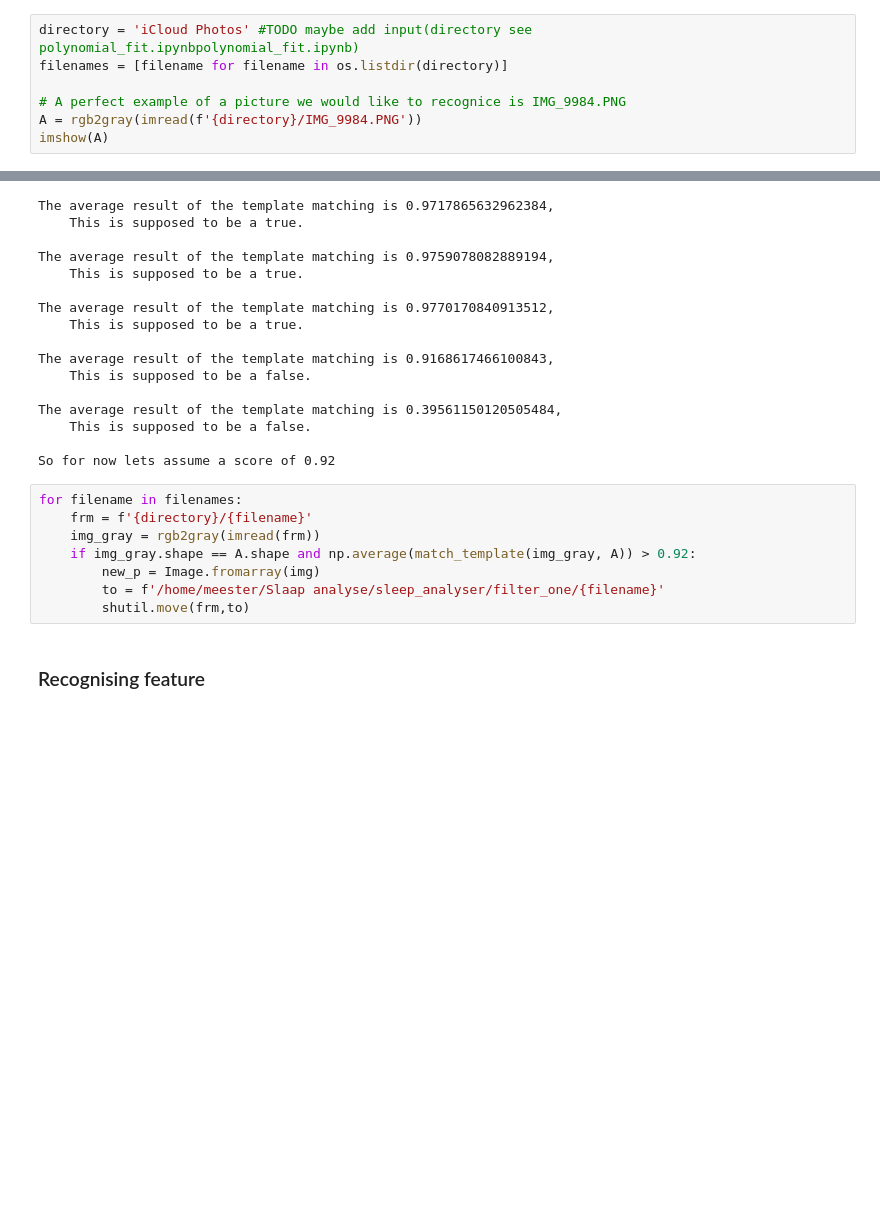
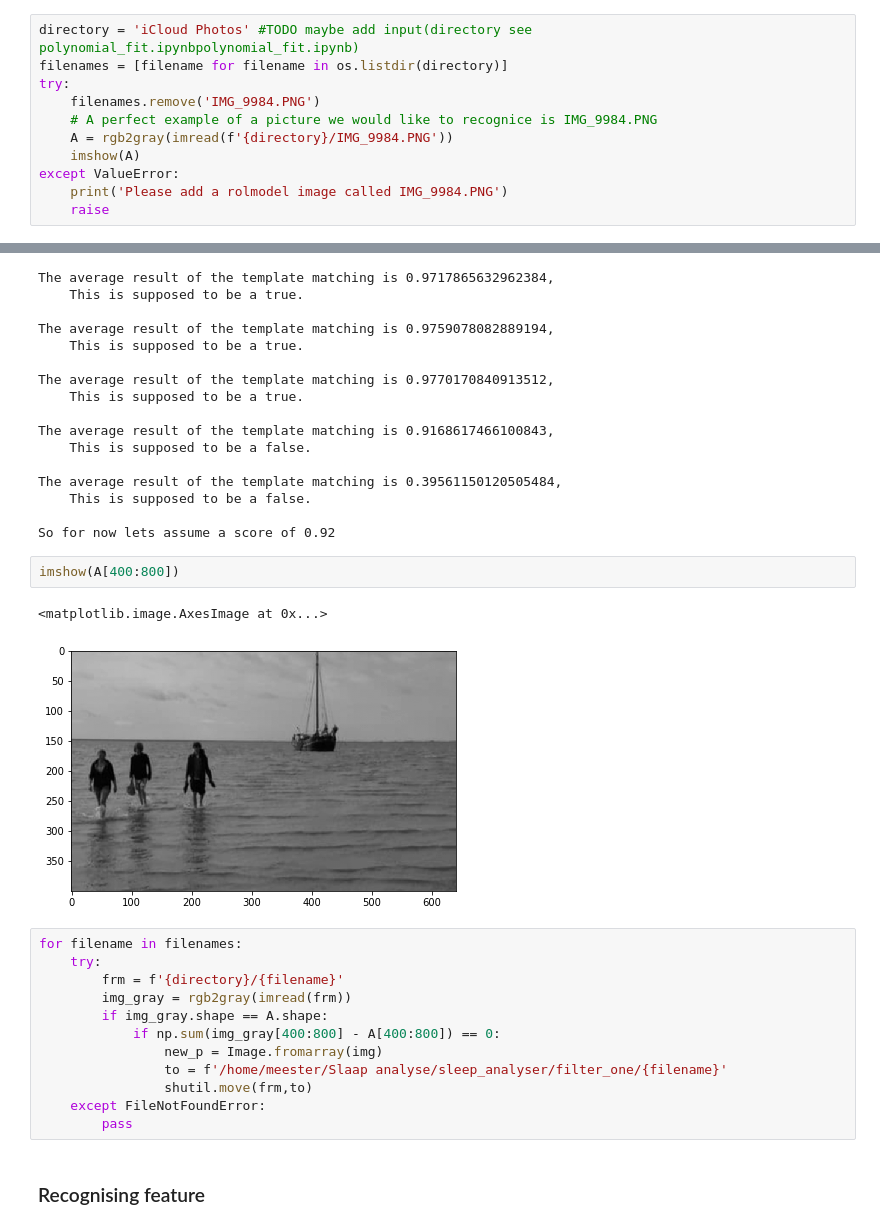
Before and after one commit to readmees/sleep_analyser, a Jupyter notebook: slaap_analyse.ipynb, the cells around one changed output, grey strips where cells are left out. Drawn from its saved outputs; the diff is of its cells as text; blank space fills up the shorter version.

Commit message:
The two filters seem to work (almost) completely, should recognice when screenshots are taken twice, but this is really good for now.

```diff
--- a/slaap_analyse.ipynb
+++ b/slaap_analyse.ipynb
@@ -22,8 +22,12 @@ from skimage.io import imshow
 # %%
 directory = 'iCloud Photos' #TODO maybe add input(directory see polynomial_fit.ipynbpolynomial_fit.ipynb)
 filenames = [filename for filename in os.listdir(directory)]
-
-# A perfect example of a picture we would like to recognice is IMG_9984.PNG
-A = rgb2gray(imread(f'{directory}/IMG_9984.PNG'))
-imshow(A)
+try:
+    filenames.remove('IMG_9984.PNG')
+    # A perfect example of a picture we would like to recognice is IMG_9984.PNG
+    A = rgb2gray(imread(f'{directory}/IMG_9984.PNG'))
+    imshow(A)
+except ValueError:
+    print('Please add a rolmodel image called IMG_9984.PNG')
+    raise
 # %% [output]
@@ -59,14 +62,23 @@ The average result of the template matching is 0.39561150120505484,
     This is supposed to be a false.
 
 So for now lets assume a score of 0.92
+# %%
+imshow(A[400:800])
+# %% [output]
+<matplotlib.image.AxesImage at 0x...>
+[figure, added]
 # %%
 for filename in filenames:
-    frm = f'{directory}/{filename}'
-    img_gray = rgb2gray(imread(frm))
-    if img_gray.shape == A.shape and np.average(match_template(img_gray, A)) > 0.92:
-        new_p = Image.fromarray(img)
-        to = f'/home/meester/Slaap analyse/sleep_analyser/filter_one/{filename}'
-        shutil.move(frm,to)
+    try:
+        frm = f'{directory}/{filename}'
+        img_gray = rgb2gray(imread(frm))
+        if img_gray.shape == A.shape:
+            if np.sum(img_gray[400:800] - A[400:800]) == 0:
+                new_p = Image.fromarray(img)
+                to = f'/home/meester/Slaap analyse/sleep_analyser/filter_one/{filename}'
+                shutil.move(frm,to)
+    except FileNotFoundError:
+        pass
 # %% [markdown]
 ### Recognising feature
 # %%
```
Also changed, not shown: parts of 3 cells of this notebook.
